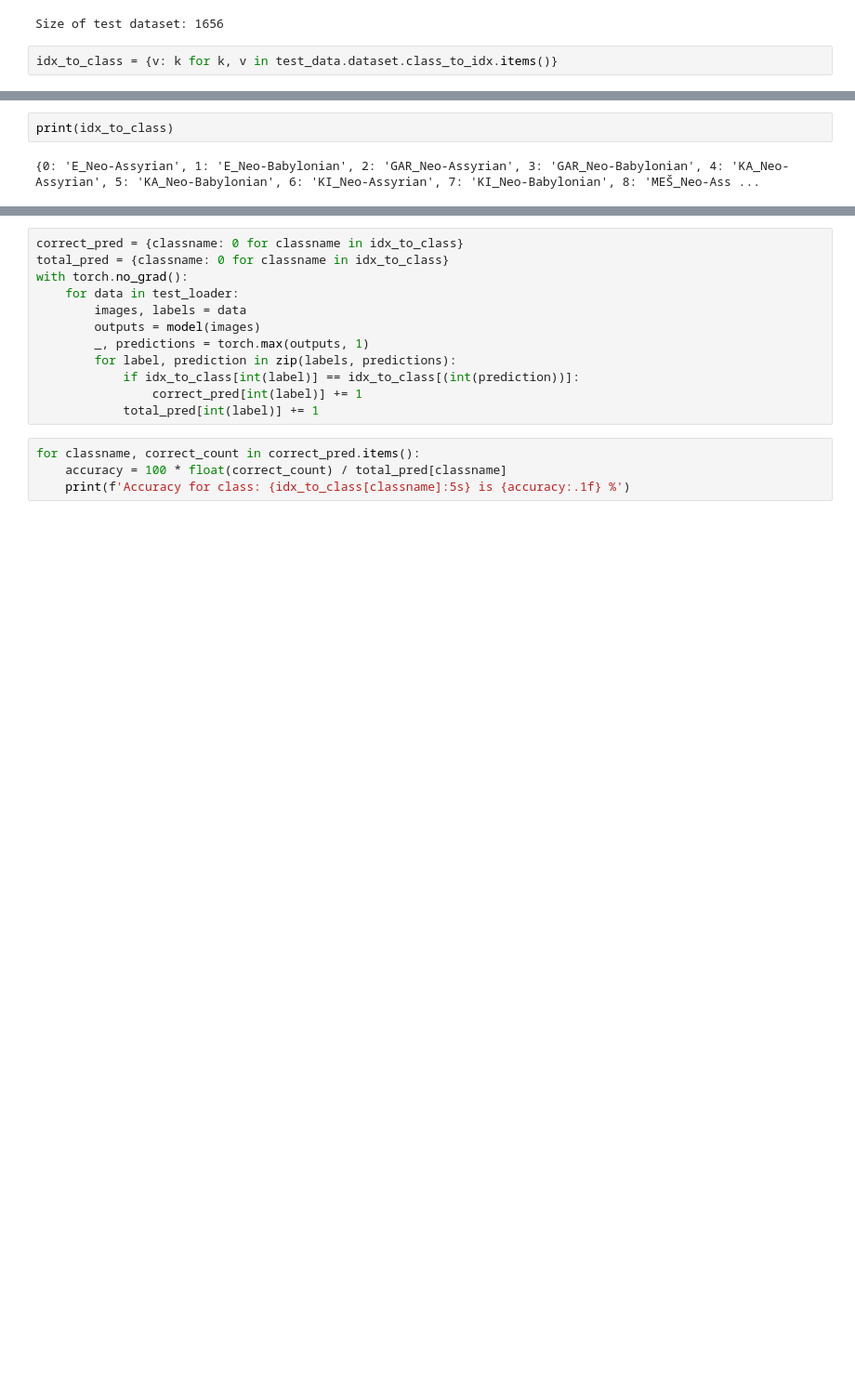
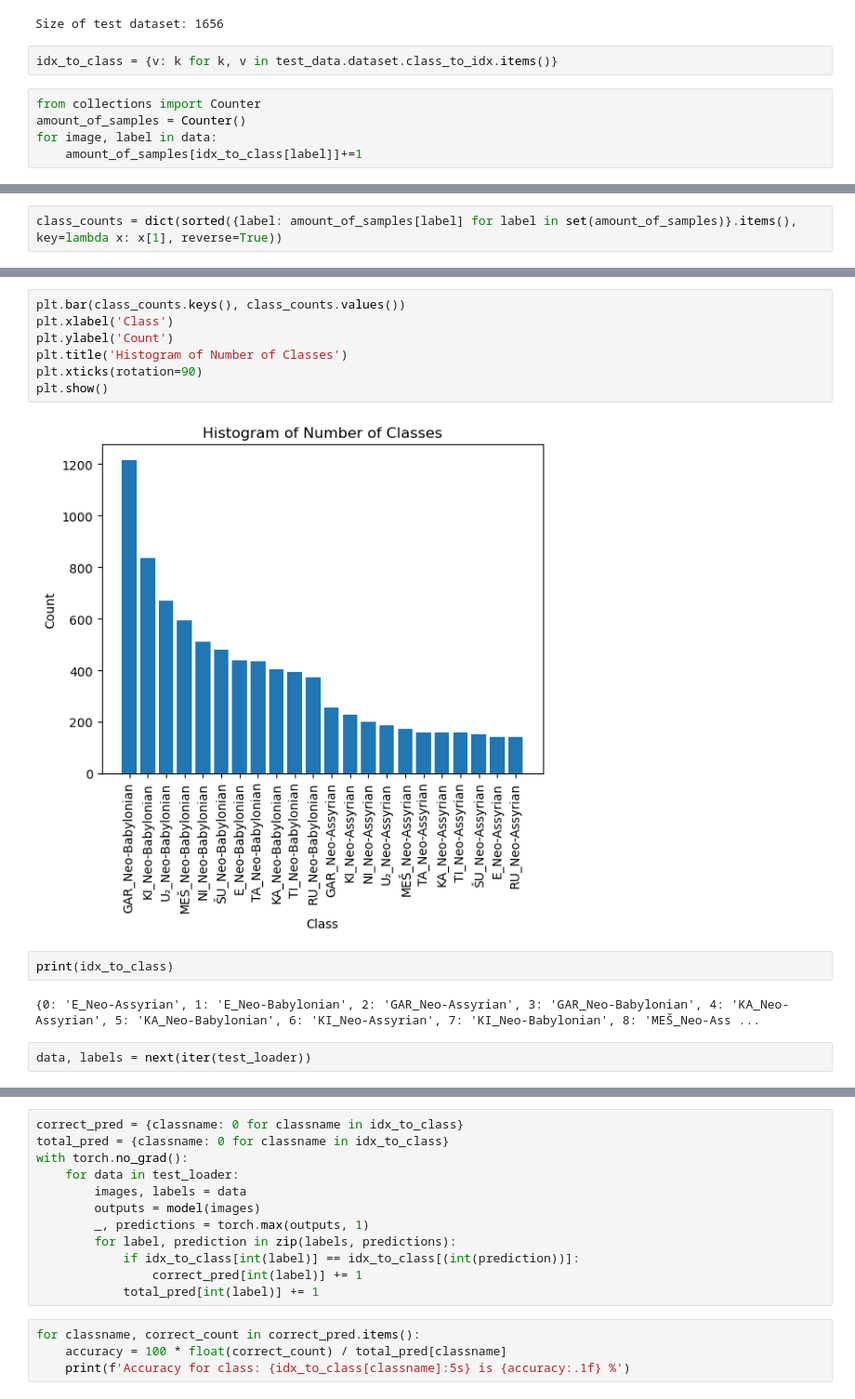
Before and after one commit to ElectronicBabylonianLiterature/signs-classification, a Jupyter notebook: visualizations/trained_resnet101_CDP.ipynb, the cells around one changed output, grey strips where cells are left out. Shown at 93% size. Saved outputs shown, nothing was run; the diff lists cells and outputs as text; blank space fills up the shorter version.

```diff
--- a/visualizations/trained_resnet101_CDP.ipynb
+++ b/visualizations/trained_resnet101_CDP.ipynb
@@ -65,3 +65,8 @@ print("Size of test dataset:", len(test_data))
 Size of test dataset: 1656
 # %%
 idx_to_class = {v: k for k, v in test_data.dataset.class_to_idx.items()}
+# %%
+from collections import Counter
+amount_of_samples = Counter()
+for image, label in data:
+    amount_of_samples[idx_to_class[label]]+=1
@@ -67,0 +77,2 @@ idx_to_class = {v: k for k, v in test_data.dataset.class_to_idx.items()}
+# %%
+class_counts = dict(sorted({label: amount_of_samples[label] for label in set(amount_of_samples)}.items(), key=lambda x: x[1], reverse=True))
@@ -68,4 +99,15 @@ idx_to_class = {v: k for k, v in test_data.dataset.class_to_idx.items()}
+# %%
+plt.bar(class_counts.keys(), class_counts.values())
+plt.xlabel('Class')
+plt.ylabel('Count')
+plt.title('Histogram of Number of Classes')
+plt.xticks(rotation=90)
+plt.show()
+# %% [output]
+[figure, added]
 # %%
 print(idx_to_class)
 # %% [output]
 {0: 'E_Neo-Assyrian', 1: 'E_Neo-Babylonian', 2: 'GAR_Neo-Assyrian', 3: 'GAR_Neo-Babylonian', 4: 'KA_Neo-Assyrian', 5: 'KA_Neo-Babylonian', 6: 'KI_Neo-Assyrian', 7: 'KI_Neo-Babylonian', 8: 'MEŠ_Neo-Ass ...
+# %%
+data, labels = next(iter(test_loader))
```
Also changed, not shown: parts of 5 cells of this notebook, 3 other files.
